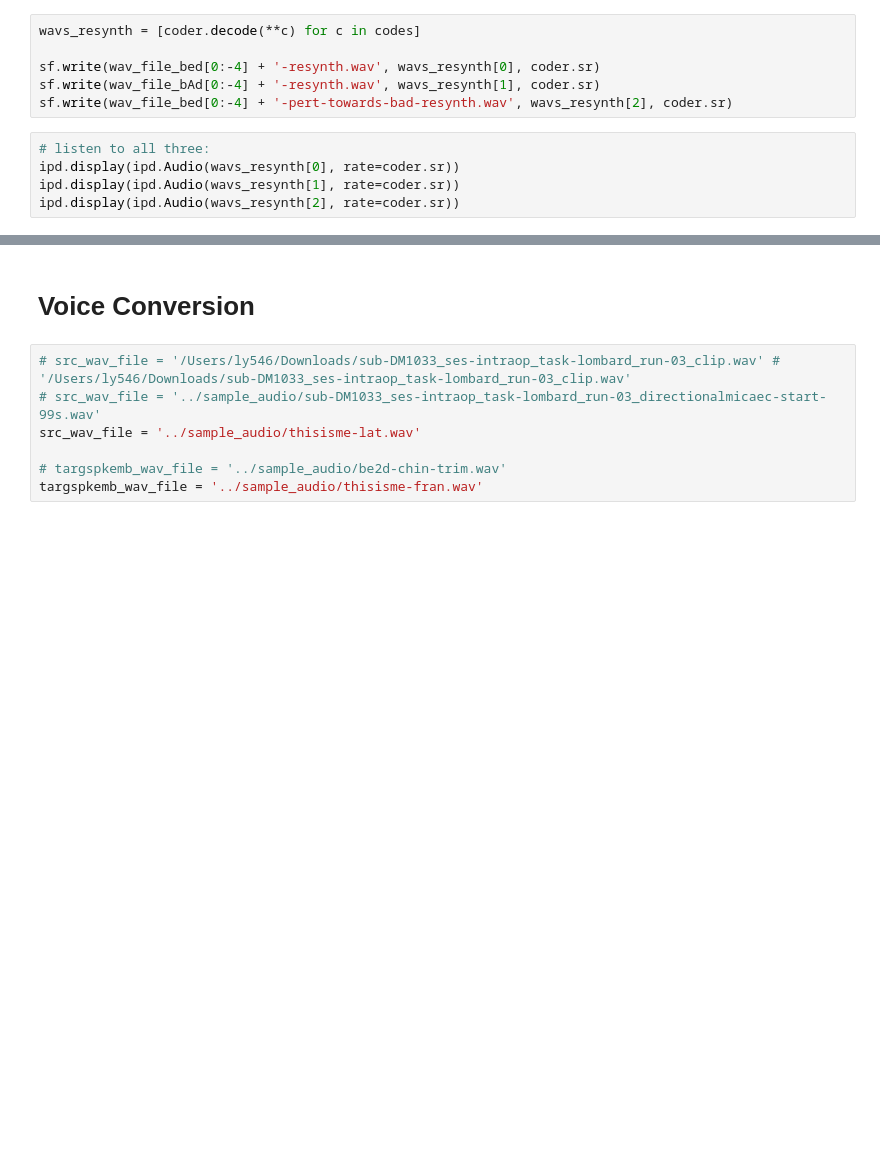
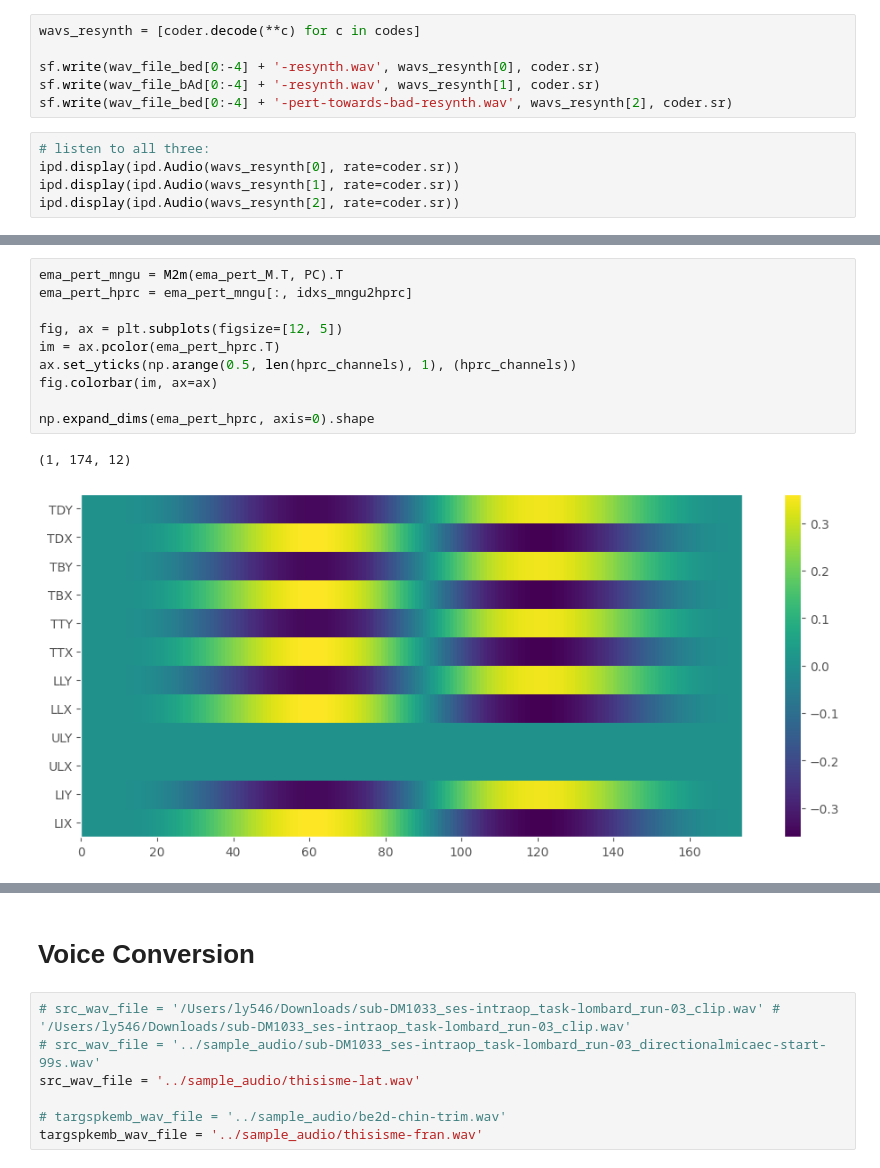
Before and after one commit to mguillau-commits/mrep, a Jupyter notebook: notebooks/process_diva_wavfiles.ipynb, the cells around one changed output, grey strips where cells are left out. Cells and saved outputs as stored; diff of their text form; blank space fills up the shorter version.

```diff
--- a/notebooks/process_diva_wavfiles.ipynb
+++ b/notebooks/process_diva_wavfiles.ipynb
@@ -783,0 +845,13 @@ ipd.display(ipd.Audio(wavs_resynth[2], rate=coder.sr))
+# %%
+ema_pert_mngu = M2m(ema_pert_M.T, PC).T
+ema_pert_hprc = ema_pert_mngu[:, idxs_mngu2hprc]
+
+fig, ax = plt.subplots(figsize=[12, 5])
+im = ax.pcolor(ema_pert_hprc.T)
+ax.set_yticks(np.arange(0.5, len(hprc_channels), 1), (hprc_channels))
+fig.colorbar(im, ax=ax)
+
+np.expand_dims(ema_pert_hprc, axis=0).shape
+# %% [output]
+(1, 174, 12)
+[figure, added]
```
Also changed, not shown: parts of 22 cells of this notebook, 1 other file.
